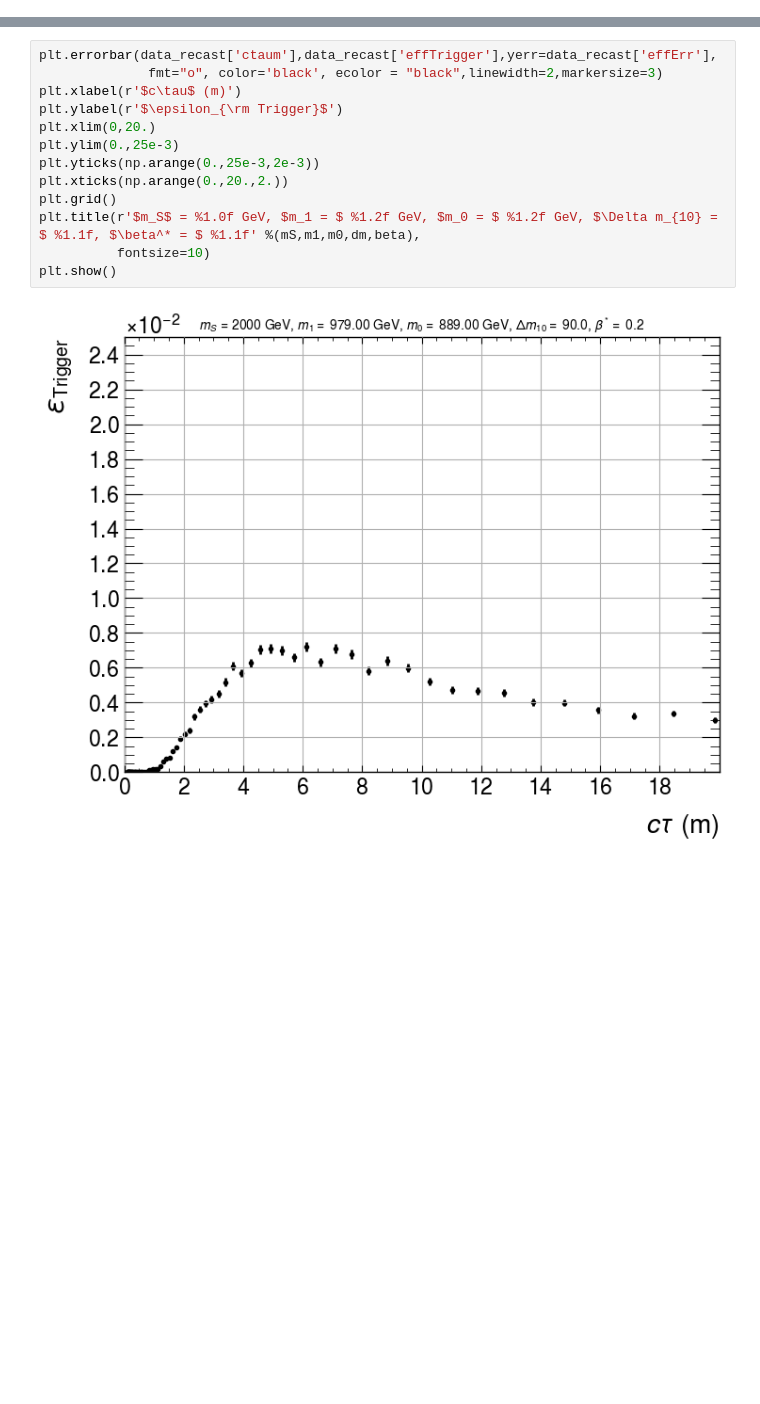
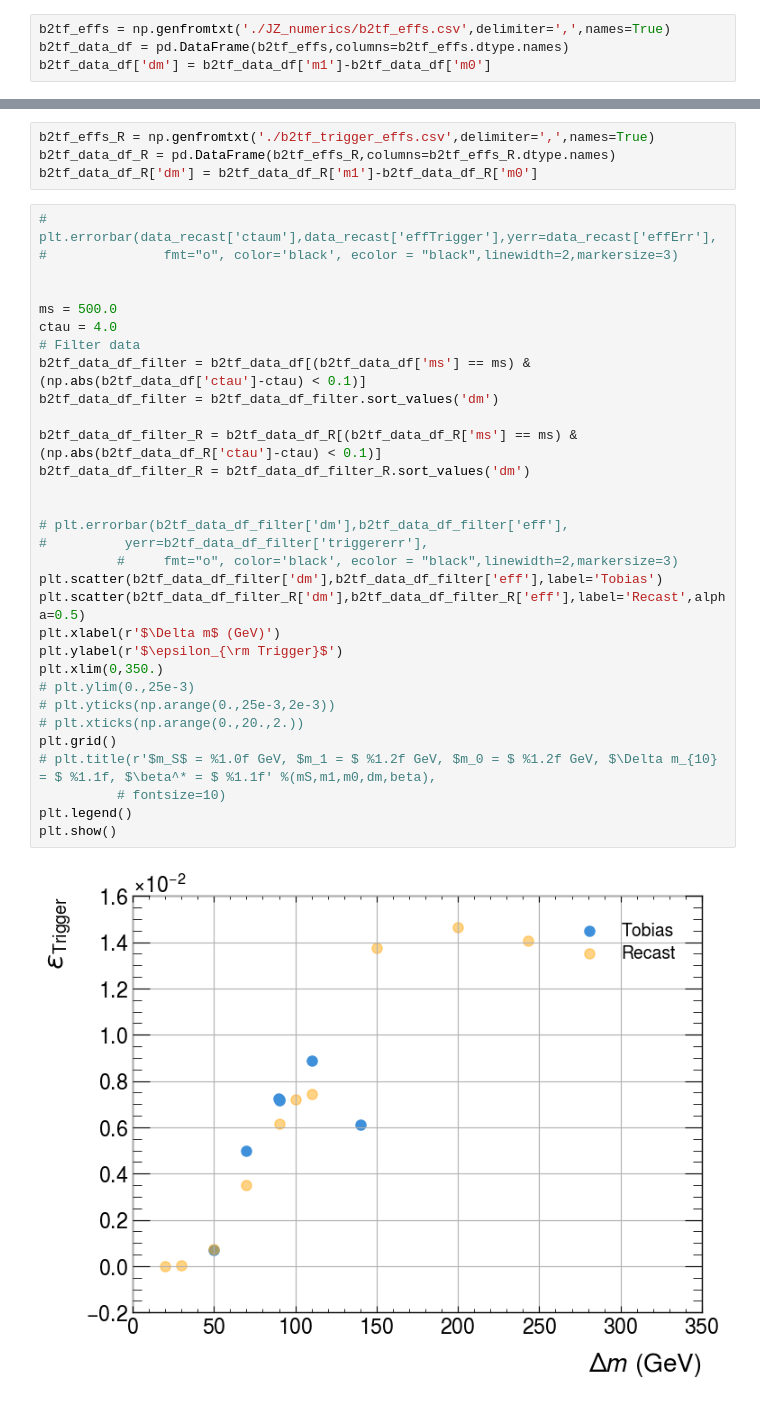
Before and after one commit to andlessa/back2futureTrigger, a Jupyter notebook: B2TF-Trigger/plotEffs.ipynb, the cells around one changed output, grey strips where cells are left out. Cells and saved outputs as stored; diff of their text form; blank space fills up the shorter version.

Commit message:
Added new plots

```diff
--- a/B2TF-Trigger/plotEffs.ipynb
+++ b/B2TF-Trigger/plotEffs.ipynb
@@ -20,0 +15,4 @@ data_recast = np.genfromtxt(effFile,skip_header=2,delimiter=',',names=True)
+# %%
+b2tf_effs = np.genfromtxt('./JZ_numerics/b2tf_effs.csv',delimiter=',',names=True)
+b2tf_data_df = pd.DataFrame(b2tf_effs,columns=b2tf_effs.dtype.names)
+b2tf_data_df['dm'] = b2tf_data_df['m1']-b2tf_data_df['m0']
@@ -21,15 +21,37 @@ data_recast = np.genfromtxt(effFile,skip_header=2,delimiter=',',names=True)
+# %%
+b2tf_effs_R = np.genfromtxt('./b2tf_trigger_effs.csv',delimiter=',',names=True)
+b2tf_data_df_R = pd.DataFrame(b2tf_effs_R,columns=b2tf_effs_R.dtype.names)
+b2tf_data_df_R['dm'] = b2tf_data_df_R['m1']-b2tf_data_df_R['m0']
 # %%
-plt.errorbar(data_recast['ctaum'],data_recast['effTrigger'],yerr=data_recast['effErr'],
-              fmt="o", color='black', ecolor = "black",linewidth=2,markersize=3)
-plt.xlabel(r'$c\tau$ (m)')
+# plt.errorbar(data_recast['ctaum'],data_recast['effTrigger'],yerr=data_recast['effErr'],
+#               fmt="o", color='black', ecolor = "black",linewidth=2,markersize=3)
+
+
+ms = 500.0
+ctau = 4.0
+# Filter data
+b2tf_data_df_filter = b2tf_data_df[(b2tf_data_df['ms'] == ms) & (np.abs(b2tf_data_df['ctau']-ctau) < 0.1)]
+b2tf_data_df_filter = b2tf_data_df_filter.sort_values('dm')
+
+b2tf_data_df_filter_R = b2tf_data_df_R[(b2tf_data_df_R['ms'] == ms) & (np.abs(b2tf_data_df_R['ctau']-ctau) < 0.1)]
+b2tf_data_df_filter_R = b2tf_data_df_filter_R.sort_values('dm')
+
+
+# plt.errorbar(b2tf_data_df_filter['dm'],b2tf_data_df_filter['eff'],
+#          yerr=b2tf_data_df_filter['triggererr'],
+          #     fmt="o", color='black', ecolor = "black",linewidth=2,markersize=3)
+plt.scatter(b2tf_data_df_filter['dm'],b2tf_data_df_filter['eff'],label='Tobias')
+plt.scatter(b2tf_data_df_filter_R['dm'],b2tf_data_df_filter_R['eff'],label='Recast',alpha=0.5)
+plt.xlabel(r'$\Delta m$ (GeV)')
 plt.ylabel(r'$\epsilon_{\rm Trigger}$')
-plt.xlim(0,20.)
-plt.ylim(0.,25e-3)
-plt.yticks(np.arange(0.,25e-3,2e-3))
-plt.xticks(np.arange(0.,20.,2.))
+plt.xlim(0,350.)
+# plt.ylim(0.,25e-3)
+# plt.yticks(np.arange(0.,25e-3,2e-3))
+# plt.xticks(np.arange(0.,20.,2.))
 plt.grid()
-plt.title(r'$m_S$ = %1.0f GeV, $m_1 = $ %1.2f GeV, $m_0 = $ %1.2f GeV, $\Delta m_{10} = $ %1.1f, $\beta^* = $ %1.1f' %(mS,m1,m0,dm,beta),
-          fontsize=10)
+# plt.title(r'$m_S$ = %1.0f GeV, $m_1 = $ %1.2f GeV, $m_0 = $ %1.2f GeV, $\Delta m_{10} = $ %1.1f, $\beta^* = $ %1.1f' %(mS,m1,m0,dm,beta),
+          # fontsize=10)
+plt.legend()
 plt.show()
 # %% [output]
-[figure, old version]
+[figure, new version]
```
Also changed, not shown: parts of 7 cells of this notebook, 17 other files.
